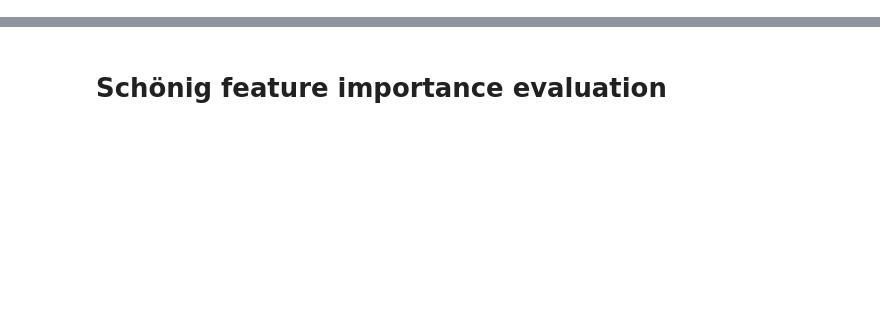
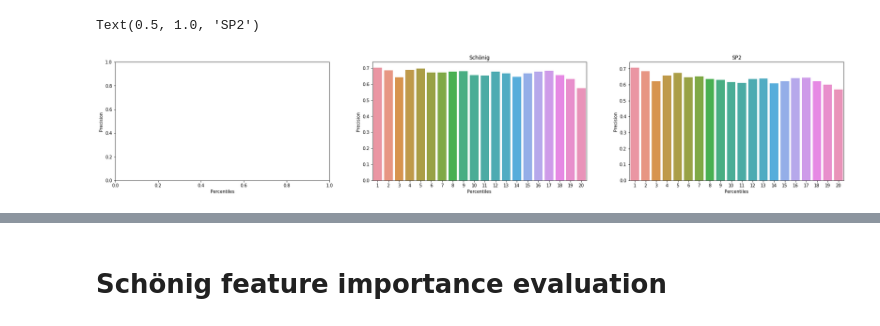
Before and after one commit to flxw/master-thesis, a Jupyter notebook: notebooks/Performance evaluation BPIC2011.ipynb, the cells around one changed output, grey strips where cells are left out. Saved outputs shown, nothing was run; the diff lists cells and outputs as text; code cells hidden in the pictures; blank space fills up the shorter version.

```diff
--- a/notebooks/Performance evaluation BPIC2011.ipynb
+++ b/notebooks/Performance evaluation BPIC2011.ipynb
@@ -126,0 +180,34 @@ sns.barplot(x=list(range(1,percentiles+1)), y=percentile_precisions)
+# %%
+# evermann_grouped_model = keras.models.load_model("../../docker_share/evermann/grouped/best_val_loss_e35.hdf5")
+schoenig_grouped_model = keras.models.load_model("../../docker_share/schoenig/grouped/best_val_loss_e5.hdf5")
+sp2_grouped_model = keras.models.load_model("../../docker_share/sp2/grouped/best_val_loss_e38.hdf5")
+
+# ev_grp_precisions = calculate_standard_percentile_precisions(evermann_individual_model,
+#                                                              evermann_input_batches,
+#                                                              evermann_target_batches,
+#                                                              input_shape=(1,-1,1),
+#                                                              percentile_steps = percentiles)
+sch_grp_precisions = calculate_standard_percentile_precisions(schoenig_individual_model,
+                                                             schoenig_input_batches,
+                                                             schoenig_target_batches,
+                                                             input_shape=(1,-1,n_train_cols),
+                                                             percentile_steps = percentiles)
+sp2_grp_precisions = calculate_bipartite_percentile_precisions(sp2_individual_model,
+                                                              schoenig_input_batches,
+                                                              test_traces_sp2,
+                                                              schoenig_target_batches,
+                                                              input_shape=(1,-1,n_train_cols),
+                                                              sec_input_shape=(1,-1,n_sp2_cols),
+                                                              percentile_steps = percentiles)
+# %%
+fig, axs = plt.subplots(ncols=3, figsize=(30,5))
+
+for i in range(3):
+    axs[i].set_xlabel('Percentiles'); axs[i].set_ylabel('Precision')
+
+# sns.barplot(x=list(range(1,percentiles+1)), y=ev_grp_precisions, ax=axs[0]).set_title('Evermann')
+sns.barplot(x=list(range(1,percentiles+1)), y=sch_grp_precisions, ax=axs[1]).set_title('Schönig')
+sns.barplot(x=list(range(1,percentiles+1)), y=sp2_grp_precisions, ax=axs[2]).set_title('SP2')
+# %% [output]
+Text(0.5, 1.0, 'SP2')
+[figure, added]
```
Also changed, not shown: parts of 31 cells of this notebook.
